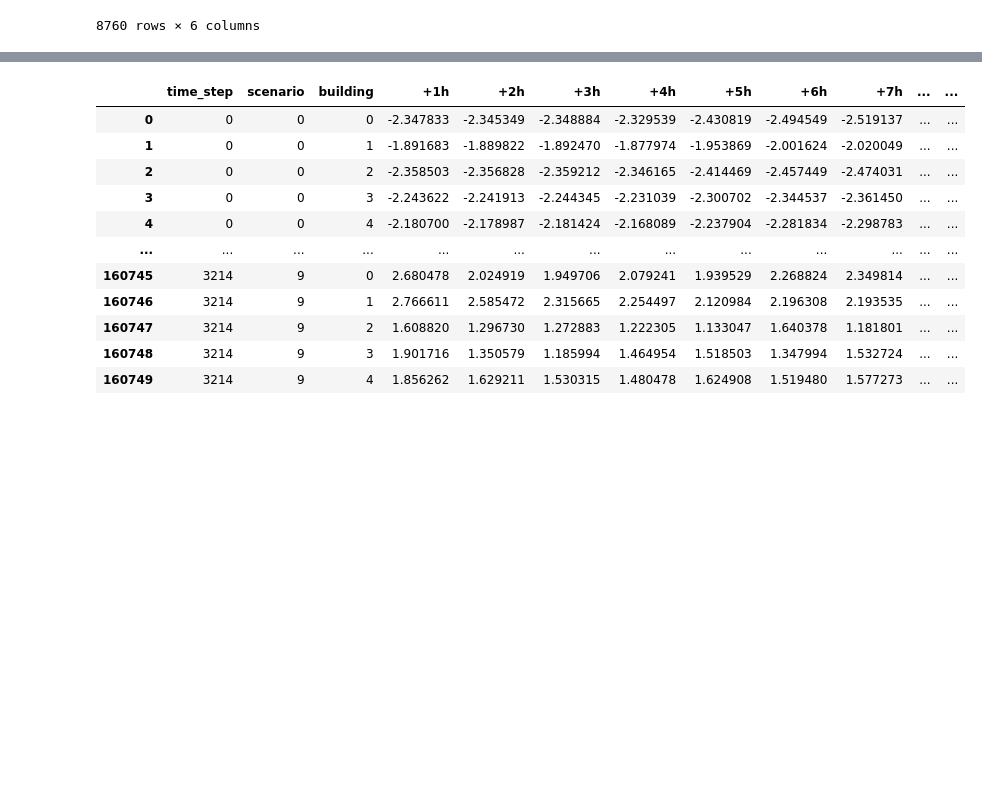
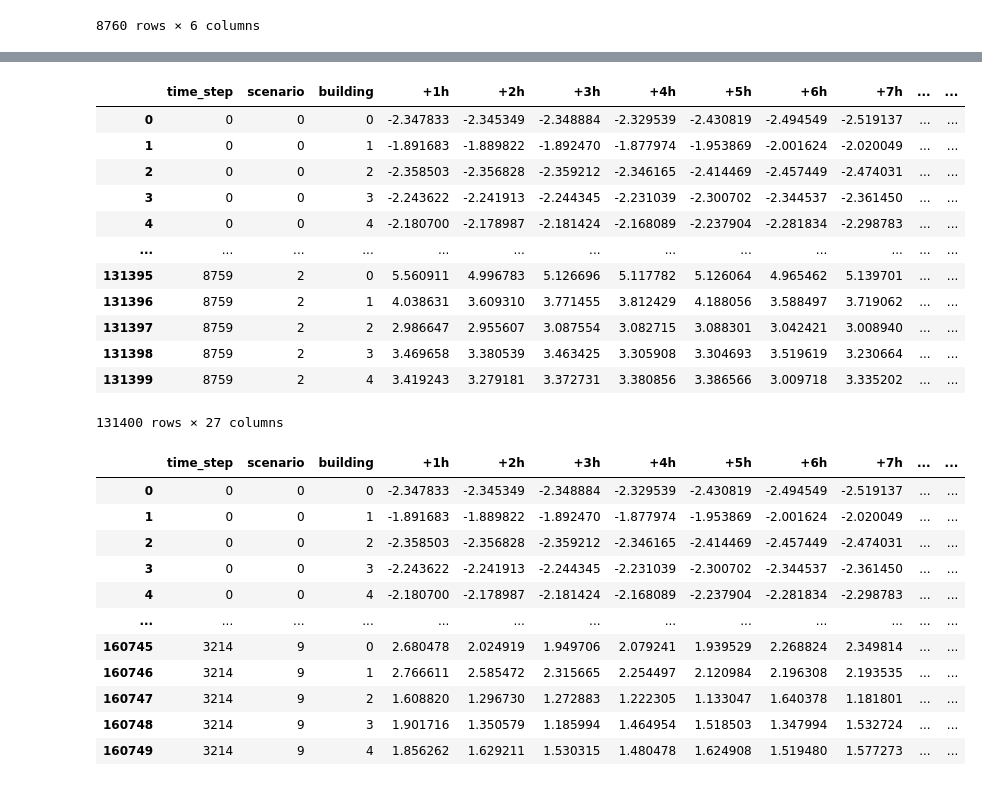
Before and after one commit to ujohn33/Predict-Optimize-Revise, a Jupyter notebook: notebooks/metrics_demo_bins.ipynb, the cells around one changed output, grey strips where cells are left out. Drawn from its saved outputs; the diff is of its cells as text; code cells hidden in the pictures; blank space fills up the shorter version.

```diff
--- a/notebooks/metrics_demo_bins.ipynb
+++ b/notebooks/metrics_demo_bins.ipynb
@@ -99,0 +108,9 @@ scens_qts = pd.read_csv
+# %%
+# keep only scenarios 0 ,10, 20
+scens_qts_3scen = scens_qts.loc[scens_qts['scenario'].isin([0, 10, 20])]
+# reset index
+scens_qts_3scen = scens_qts_3scen.reset_index(drop=True)
+# replace scenario numbers with 1, 2, 3
+scens_qts_3scen['scenario'] = scens_qts_3scen['scenario'].replace([0, 10, 20], [0, 1, 2])
+# save to csv
+scens_qts_3scen.to_csv('debug_logs/scenarios_quantiles_9000_3scen.csv', index=False)
@@ -100,3 +135,19 @@ scens_qts = pd.read_csv
+# %%
+scens_qts_3scen
+# %% [output]
+|  | time_step | scenario | building | +1h | +2h | +3h | +4h | +5h | +6h | +7h | ... | ... |
+| 0 | 0 | 0 | 0 | -2.347833 | -2.345349 | -2.348884 | -2.329539 | -2.430819 | -2.494549 | -2.519137 | ... | ... |
+| 1 | 0 | 0 | 1 | -1.891683 | -1.889822 | -1.892470 | -1.877974 | -1.953869 | -2.001624 | -2.020049 | ... | ... |
+| 2 | 0 | 0 | 2 | -2.358503 | -2.356828 | -2.359212 | -2.346165 | -2.414469 | -2.457449 | -2.474031 | ... | ... |
+| 3 | 0 | 0 | 3 | -2.243622 | -2.241913 | -2.244345 | -2.231039 | -2.300702 | -2.344537 | -2.361450 | ... | ... |
+| 4 | 0 | 0 | 4 | -2.180700 | -2.178987 | -2.181424 | -2.168089 | -2.237904 | -2.281834 | -2.298783 | ... | ... |
+| ... | ... | ... | ... | ... | ... | ... | ... | ... | ... | ... | ... | ... |
+| 131395 | 8759 | 2 | 0 | 5.560911 | 4.996783 | 5.126696 | 5.117782 | 5.126064 | 4.965462 | 5.139701 | ... | ... |
+| 131396 | 8759 | 2 | 1 | 4.038631 | 3.609310 | 3.771455 | 3.812429 | 4.188056 | 3.588497 | 3.719062 | ... | ... |
+| 131397 | 8759 | 2 | 2 | 2.986647 | 2.955607 | 3.087554 | 3.082715 | 3.088301 | 3.042421 | 3.008940 | ... | ... |
+| 131398 | 8759 | 2 | 3 | 3.469658 | 3.380539 | 3.463425 | 3.305908 | 3.304693 | 3.519619 | 3.230664 | ... | ... |
+| 131399 | 8759 | 2 | 4 | 3.419243 | 3.279181 | 3.372731 | 3.380856 | 3.386566 | 3.009718 | 3.335202 | ... | ... |
+131400 rows × 27 columns
 # %%
 def rank_bins(scens, reals):
     # for each lead time, find the bin that the real value is in
```
Also changed, not shown: parts of 11 cells of this notebook, 39 other files.
